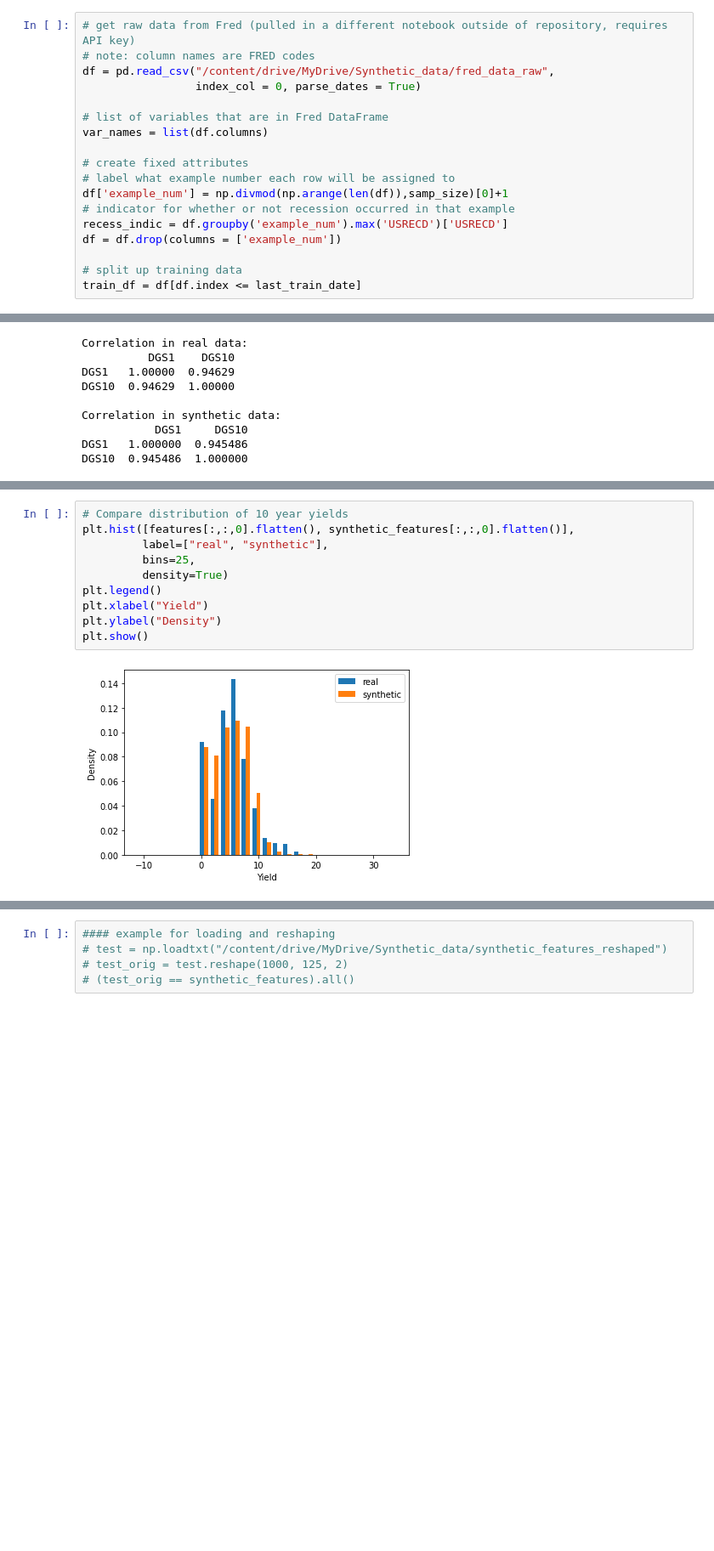
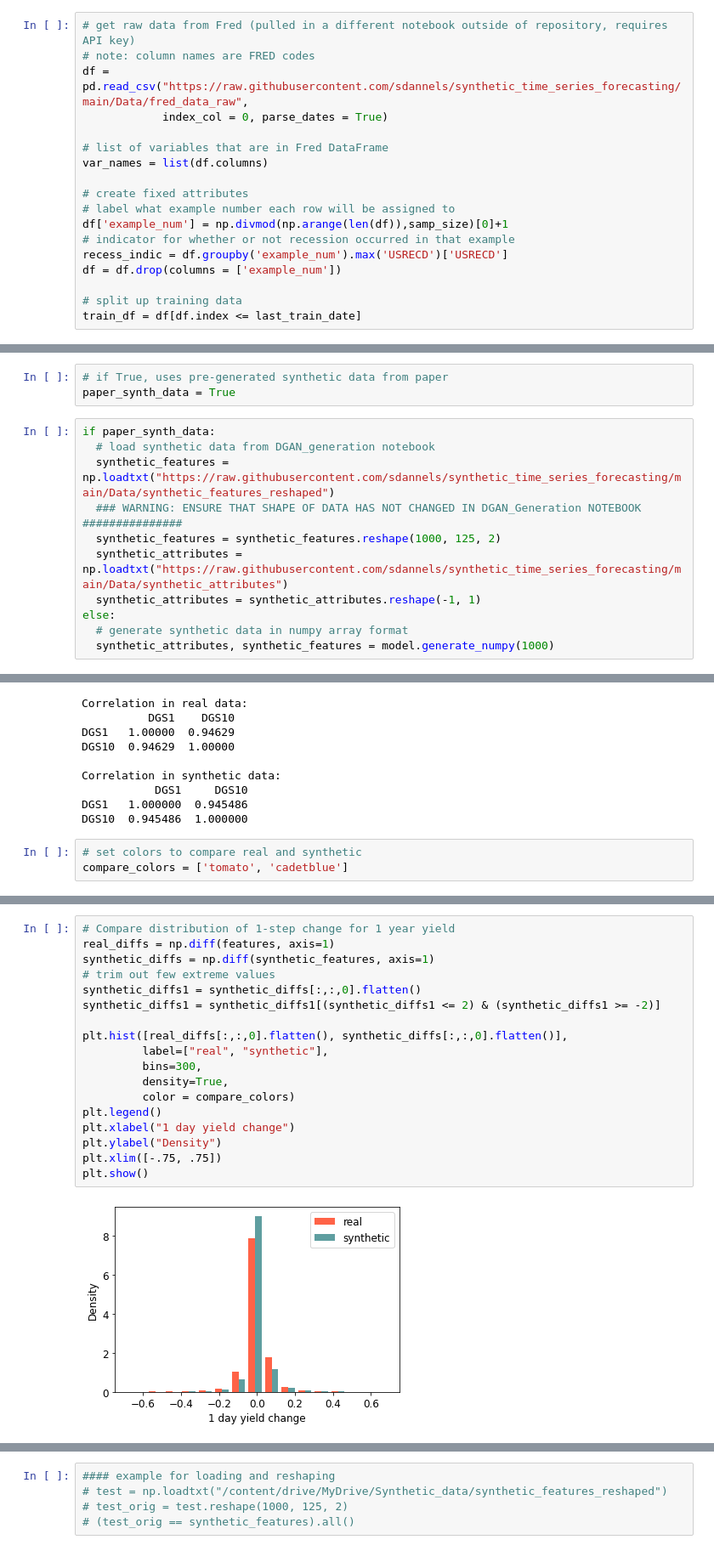
Before and after one commit to sdannels/synthetic_time_series_forecasting, a Jupyter notebook: DGAN_generation.ipynb, the cells around one changed output, grey strips where cells are left out. Shown at 85% size. Drawn from its saved outputs; the diff is of its cells as text; blank space fills up the shorter version.

Commit message:
Cleaned format and changed file paths to Git data

```diff
--- a/DGAN_generation.ipynb
+++ b/DGAN_generation.ipynb
@@ -26,8 +25,8 @@ last_train_date = '12-31-2016'
 # %%
 # get raw data from Fred (pulled in a different notebook outside of repository, requires API key)
 # note: column names are FRED codes
-df = pd.read_csv("/content/drive/MyDrive/Synthetic_data/fred_data_raw",
-                 index_col = 0, parse_dates = True)
+df = pd.read_csv("https://raw.githubusercontent.com/sdannels/synthetic_time_series_forecasting/main/Data/fred_data_raw",
+            index_col = 0, parse_dates = True)
 
 # list of variables that are in Fred DataFrame
 var_names = list(df.columns)
@@ -143,0 +151,14 @@ plot_day(synthetic_features[496,:,:])
+# %%
+# if True, uses pre-generated synthetic data from paper
+paper_synth_data = True
+# %%
+if paper_synth_data:
+  # load synthetic data from DGAN_generation notebook
+  synthetic_features = np.loadtxt("https://raw.githubusercontent.com/sdannels/synthetic_time_series_forecasting/main/Data/synthetic_features_reshaped")
+  ### WARNING: ENSURE THAT SHAPE OF DATA HAS NOT CHANGED IN DGAN_Generation NOTEBOOK ###############
+  synthetic_features = synthetic_features.reshape(1000, 125, 2)
+  synthetic_attributes = np.loadtxt("https://raw.githubusercontent.com/sdannels/synthetic_time_series_forecasting/main/Data/synthetic_attributes")
+  synthetic_attributes = synthetic_attributes.reshape(-1, 1)
+else:
+  # generate synthetic data in numpy array format
+  synthetic_attributes, synthetic_features = model.generate_numpy(1000)
@@ -176,3 +241,6 @@ Correlation in synthetic data:
            DGS1     DGS10
 DGS1   1.000000  0.945486
 DGS10  0.945486  1.000000
+# %%
+# set colors to compare real and synthetic
+compare_colors = ['tomato', 'cadetblue']
@@ -179,13 +276,21 @@ DGS10  0.945486  1.000000
 # %%
-# Compare distribution of 10 year yields
-plt.hist([features[:,:,0].flatten(), synthetic_features[:,:,0].flatten()],
+# Compare distribution of 1-step change for 1 year yield
+real_diffs = np.diff(features, axis=1)
+synthetic_diffs = np.diff(synthetic_features, axis=1)
+# trim out few extreme values
+synthetic_diffs1 = synthetic_diffs[:,:,0].flatten()
+synthetic_diffs1 = synthetic_diffs1[(synthetic_diffs1 <= 2) & (synthetic_diffs1 >= -2)]
+
+plt.hist([real_diffs[:,:,0].flatten(), synthetic_diffs[:,:,0].flatten()],
          label=["real", "synthetic"],
-         bins=25,
-         density=True)
+         bins=300,
+         density=True,
+         color = compare_colors)
 plt.legend()
-plt.xlabel("Yield")
+plt.xlabel("1 day yield change")
 plt.ylabel("Density")
+plt.xlim([-.75, .75])
 plt.show()
 # %% [output]
-[figure, old version]
+[figure, new version]
 # %%
```
Also changed, not shown: parts of 28 cells of this notebook.
